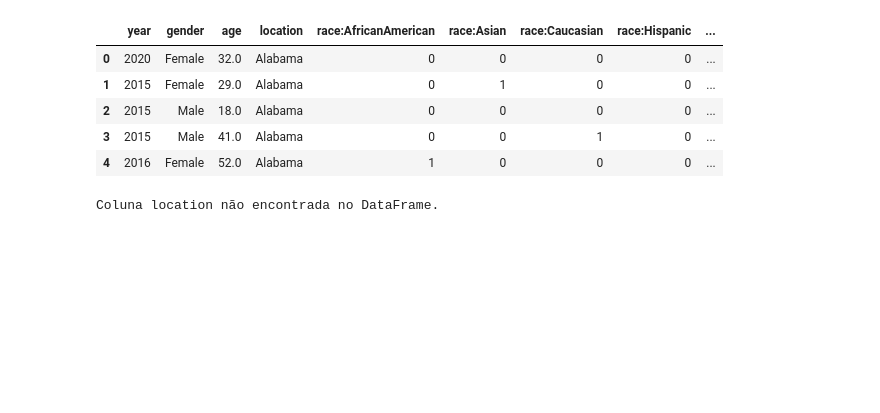
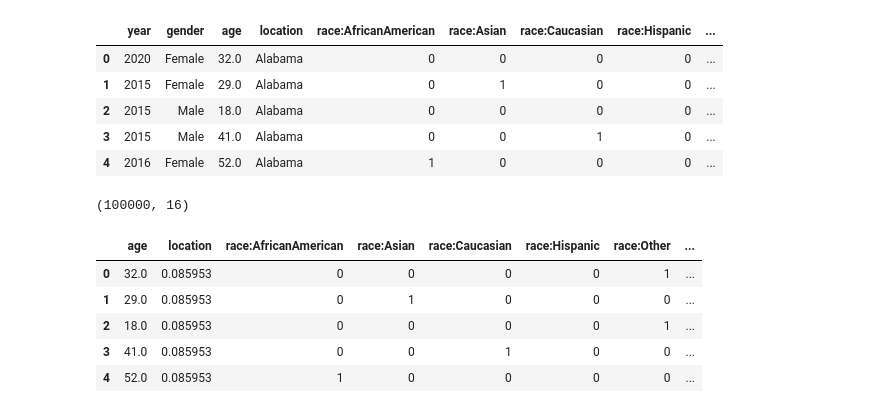
Before and after one commit to MateusVasc/diabetes-prediction, a Jupyter notebook: logistic_regression_pred.ipynb, the cells around one changed output. Drawn from its saved outputs; the diff is of its cells as text; code cells hidden in the pictures; blank space fills up the shorter version.

Commit message:
Adds target encoding feature to preprocessing class

```diff
--- a/logistic_regression_pred.ipynb
+++ b/logistic_regression_pred.ipynb
@@ -2,6 +2,8 @@
 import pandas as pd
 import matplotlib.pyplot as plt
 import seaborn as sns
+# %%
+pd.set_option("display.max_columns", None)
 # %%
 path = "diabetes_dataset.csv"
 
@@ -15,17 +17,30 @@ df.head()
 | 2 | 2015 | Male | 18.0 | Alabama | 0 | 0 | 0 | 0 | ... |
 | 3 | 2015 | Male | 41.0 | Alabama | 0 | 0 | 1 | 0 | ... |
 | 4 | 2016 | Female | 52.0 | Alabama | 1 | 0 | 0 | 0 | ... |
+# %%
+df.shape
+# %% [output]
+(100000, 16)
 # %%
-df.drop(['year', 'location'], axis=1, inplace=True)
-cols_to_encode = ['gender', 'location', 'smoking_history']
+df.drop(['year'], axis=1, inplace=True)
+cols_to_one_hot_encode = ['gender', 'smoking_history', 'hypertension', 'heart_disease']
+cols_to_target_encode = ['location']
 # %%
 from preprocessing import Preprocessing
 from modeling import Modeling
 
 prep = Preprocessing(df)
-df = prep.encode_features(cols_to_encode)
+df = prep.one_hot_encode_features(cols_to_one_hot_encode)
+df = prep.target_encode_features(cols_to_target_encode, 'diabetes')
-# %% [output]
-Coluna location não encontrada no DataFrame.
+# %%
+df.head()
+# %% [output]
+|  | age | location | race:AfricanAmerican | race:Asian | race:Caucasian | race:Hispanic | race:Other | ... |
+| 0 | 32.0 | 0.085953 | 0 | 0 | 0 | 0 | 1 | ... |
+| 1 | 29.0 | 0.085953 | 0 | 1 | 0 | 0 | 0 | ... |
+| 2 | 18.0 | 0.085953 | 0 | 0 | 0 | 0 | 1 | ... |
+| 3 | 41.0 | 0.085953 | 0 | 0 | 1 | 0 | 0 | ... |
+| 4 | 52.0 | 0.085953 | 1 | 0 | 0 | 0 | 0 | ... |
 # %%
 model = Modeling(df)
 y_test, y_pred = model.predict_logistic_regression('diabetes')
```
Also changed, not shown: parts of 2 cells of this notebook, 1 other file.
